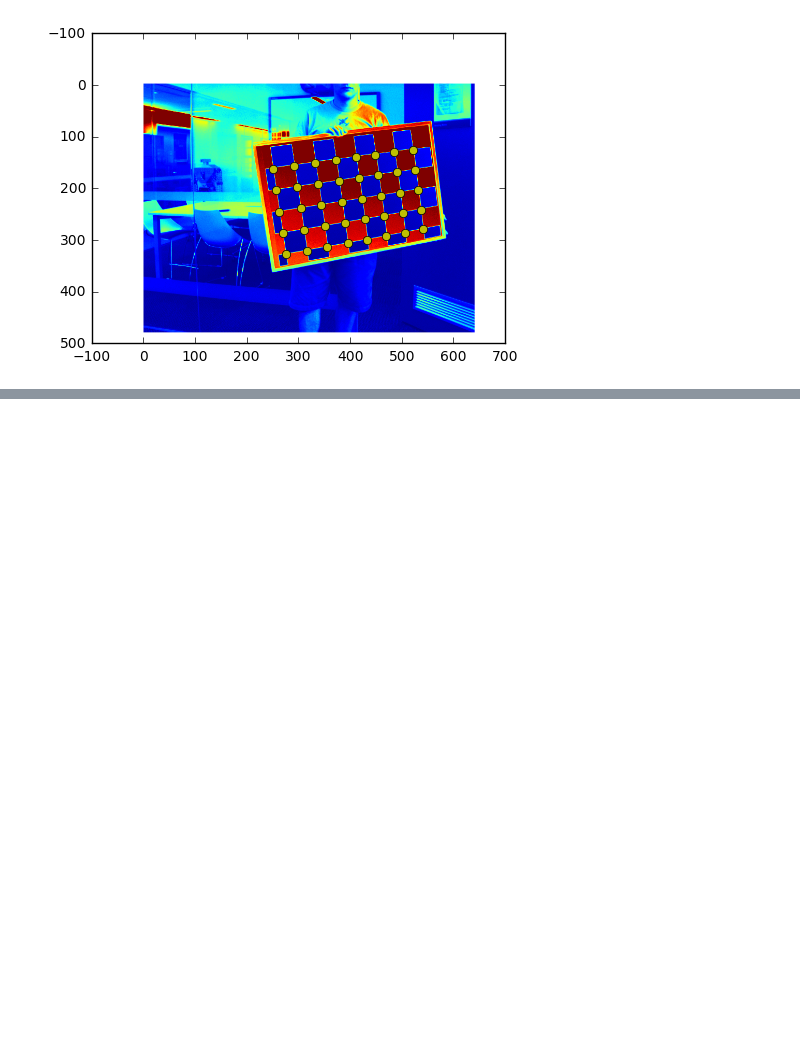
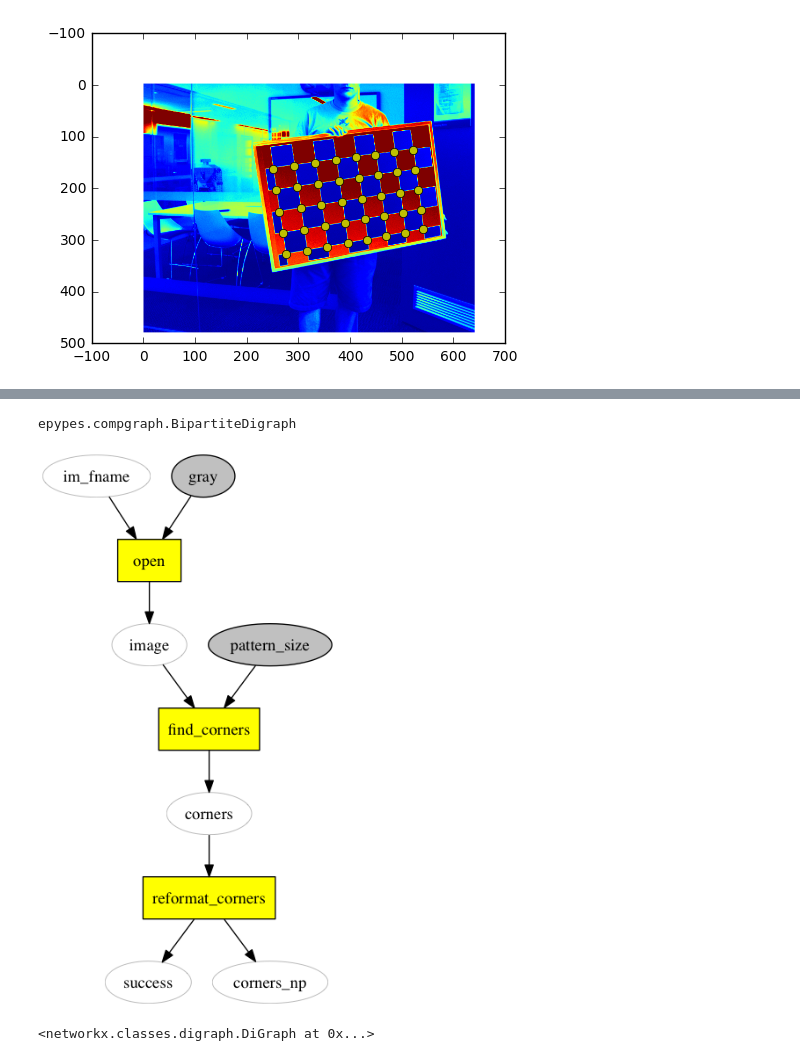
Before and after one commit to semeniuta/EPypes, a Jupyter notebook: notebooks/CV_DAG_MultipleChessboards.ipynb, the cells around one changed output, grey strips where cells are left out. Saved outputs shown, nothing was run; the diff lists cells and outputs as text; code cells hidden in the pictures; blank space fills up the shorter version.

Commit message:
Created to_networkx methods (w/ DOT attr's) for Digraph, BipartiteDigraph, CompGraph, TokenManager

```diff
--- a/notebooks/CV_DAG_MultipleChessboards.ipynb
+++ b/notebooks/CV_DAG_MultipleChessboards.ipynb
@@ -13,7 +13,11 @@ The autoreload extension is already loaded. To reload it, use:
   %reload_ext autoreload
 # %%
 from matplotlib import pyplot as plt
+import networkx as nx
 from glob import glob
+import nxpd
+
+nxpd.nxpdParams['show'] = 'ipynb'
 # %%
 from epypes import compgraph, node, pipeline
 
@@ -105,0 +110,16 @@ cb_pipe.traverse_time()
+# %%
+type(cb_pipe.graph.graph)
+# %% [output]
+epypes.compgraph.BipartiteDigraph
+# %%
+#nxpd.draw(cb_G.to_networkx())
+#style="setlinewidth(2)"
+nxg = cb_pipe.runner.token_manager.to_networkx(func_v_attr={'style': 'filled', 'fillcolor': 'yellow'}, \
+                                               free_token_v_attr={'penwidth': 0.2})
+nxpd.draw(nxg)
+# %% [output]
+[figure, added]
+# %%
+nxg
+# %% [output]
+<networkx.classes.digraph.DiGraph at 0x...>
```
Also changed, not shown: parts of 7 cells of this notebook, 3 other files.
